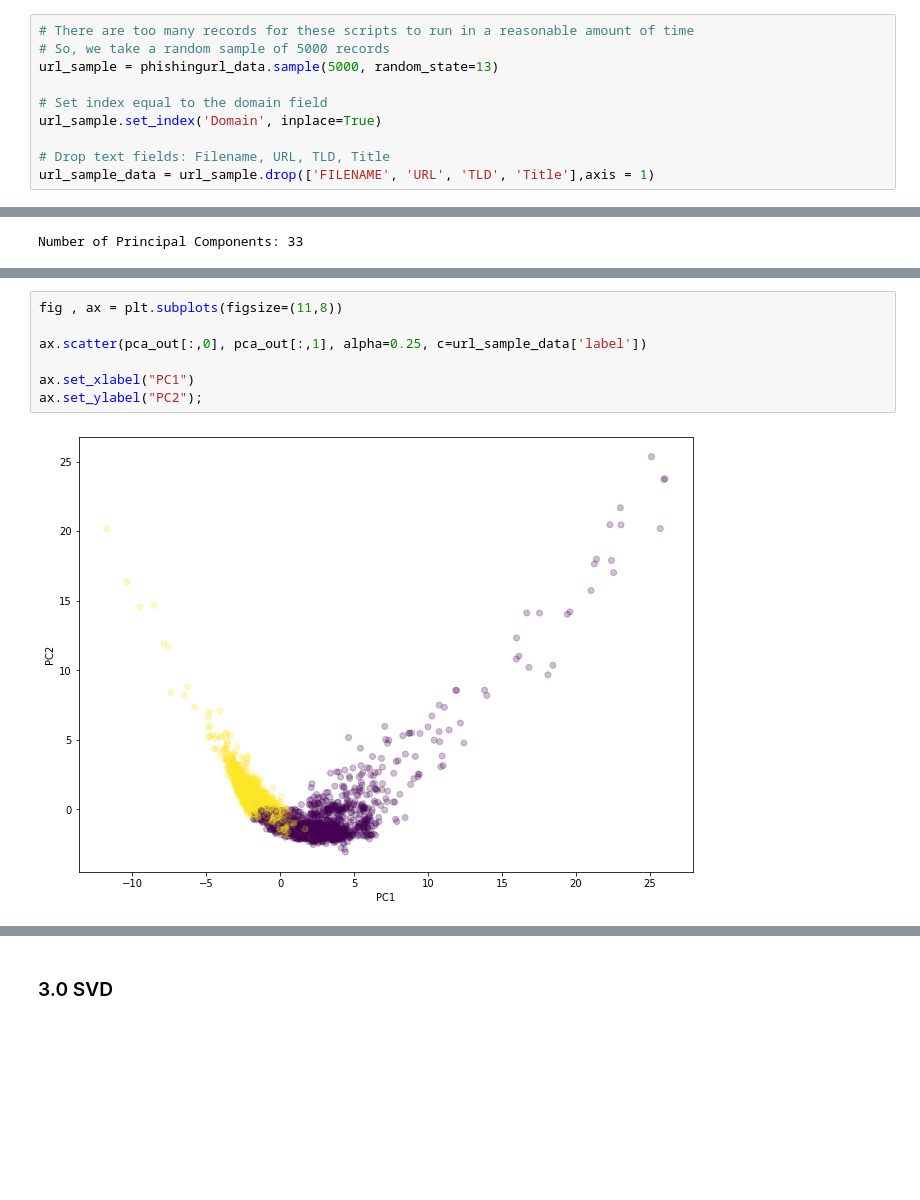
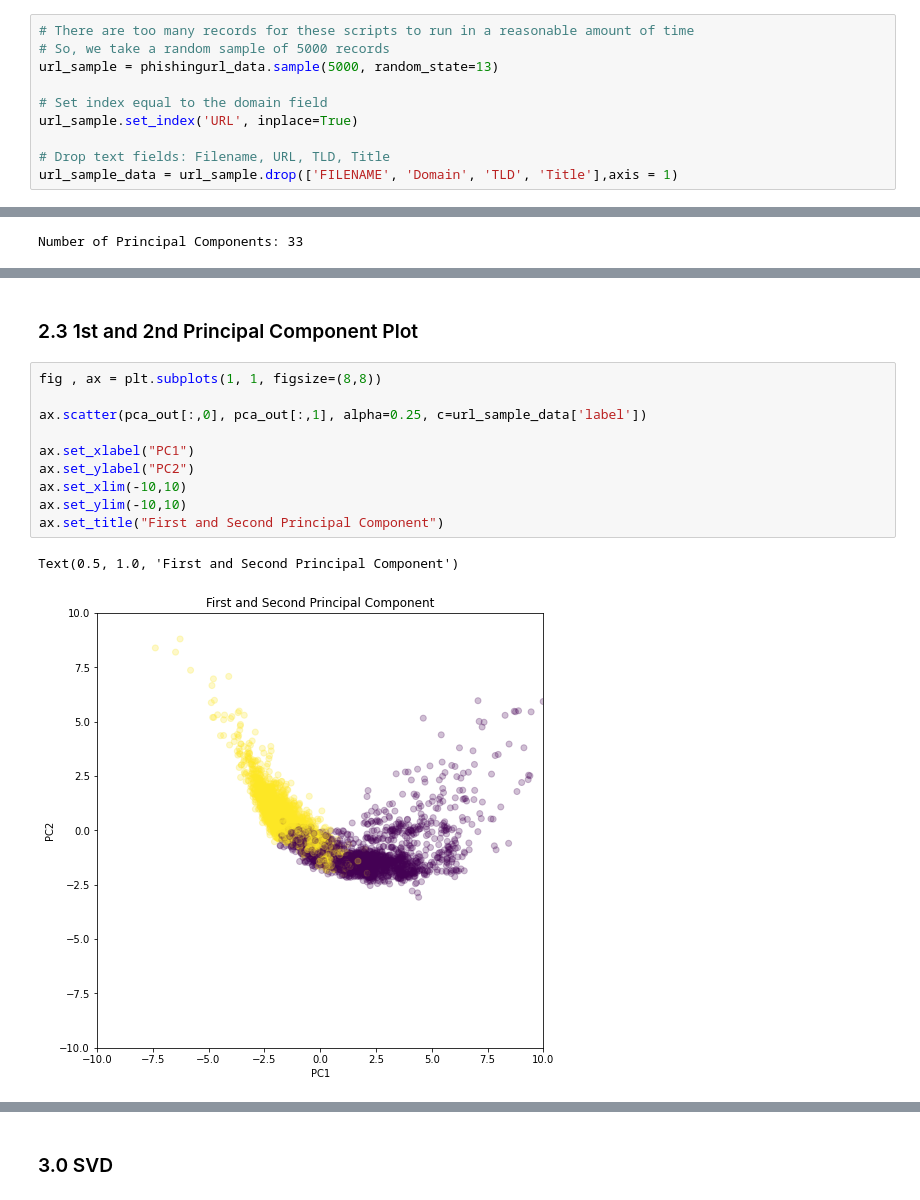
Before and after one commit to davidabney9-dev/PhishingURLProject, a Jupyter notebook: PhishingURLAppendix.ipynb, the cells around one changed output, grey strips where cells are left out. Cells and saved outputs as stored; diff of their text form; blank space fills up the shorter version.

```diff
--- a/PhishingURLAppendix.ipynb
+++ b/PhishingURLAppendix.ipynb
@@ -65,10 +65,10 @@ There appears to be no missing values in the dataset.  We believe this is becaus
 url_sample = phishingurl_data.sample(5000, random_state=13)
 
 # Set index equal to the domain field
-url_sample.set_index('Domain', inplace=True)
+url_sample.set_index('URL', inplace=True)
 
 # Drop text fields: Filename, URL, TLD, Title
-url_sample_data = url_sample.drop(['FILENAME', 'URL', 'TLD', 'Title'],axis = 1)
+url_sample_data = url_sample.drop(['FILENAME', 'Domain', 'TLD', 'Title'],axis = 1)
 # %%
 url_sample_data.head()
 # %% [output]
@@ -240,9 +277,15 @@ NoOfAmpersandInURL  0.126598  0.253680
+# %% [markdown]
+### 2.3 1st and 2nd Principal Component Plot
 # %%
-fig , ax = plt.subplots(figsize=(11,8))
+fig , ax = plt.subplots(1, 1, figsize=(8,8))
 
 ax.scatter(pca_out[:,0], pca_out[:,1], alpha=0.25, c=url_sample_data['label'])
 
 ax.set_xlabel("PC1")
-ax.set_ylabel("PC2");
+ax.set_ylabel("PC2")
+ax.set_xlim(-10,10)
+ax.set_ylim(-10,10)
+ax.set_title("First and Second Principal Component")
 # %% [output]
+Text(0.5, 1.0, 'First and Second Principal Component')
-[figure, old version]
+[figure, new version]
```
Also changed, not shown: parts of 57 cells of this notebook.
